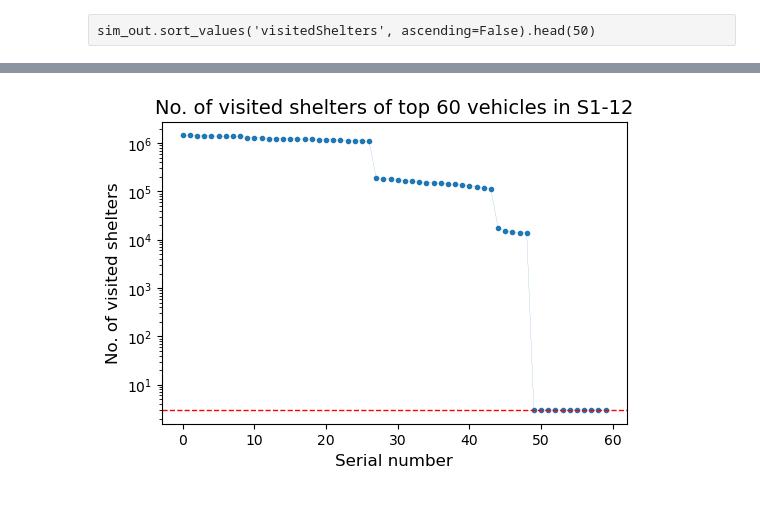
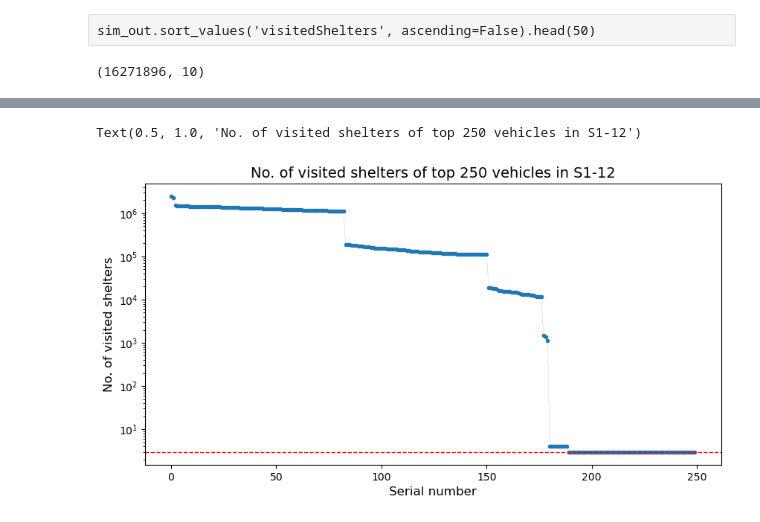
Before and after one commit to umnilab/A_RESCUE, a Jupyter notebook: Repast_ParaRoute_PartOpt/EvacSim/data/Demand process.ipynb, the cells around one changed output, grey strips where cells are left out. Cells and saved outputs as stored; diff of their text form; code cells hidden in the pictures.

```diff
--- a/Repast_ParaRoute_PartOpt/EvacSim/data/Demand process.ipynb
+++ b/Repast_ParaRoute_PartOpt/EvacSim/data/Demand process.ipynb
@@ -471,7 +479,7 @@ Wall time: 5.22 s
 %%time
 sim_out = (pd.concat(
     [pd.read_csv(f, usecols=range(8))
-     .assign(scenario=int(f.split('/')[-1].split('-')[2][1:]))
+     .assign(scenario=int(os.path.basename(f).split('-')[2][1:]))
      for f in glob('../simulation_output/shen-strat2-v1/logger*.csv')])
            .assign(totalDistance = lambda x: x['totalDistance']/1609.34,
                    travelTime = lambda x: (x['endTime'] - x['startTime'])/12000)
@@ -503,13 +510,18 @@ sim_out.describe()
 # %% [raw]
 sim_out.sort_values('visitedShelters', ascending=False).head(50)
+# %%
+sim_out.shape
+# %% [output]
+(16271896, 10)
 # %%
+%%time
 fig = plt.figure(dpi=100)
 (sim_out.sort_values('visitedShelters', ascending=False)
- .head(60).visitedShelters.reset_index(drop=True)
- .plot(lw=0.1, marker='.'))
+ .head(250).visitedShelters.reset_index(drop=True)
+ .plot(lw=0.1, marker='.', figsize=(10, 5)))
 plt.yscale('log')
 plt.axhline(3, color='red', ls='--', lw=1)
 plt.ylabel('No. of visited shelters', fontsize=12)
 plt.xlabel('Serial number', fontsize=12)
-plt.title('No. of visited shelters of top 60 vehicles in S1-12', fontsize=14);
+plt.title('No. of visited shelters of top 250 vehicles in S1-12', fontsize=14);
 # %% [output]
@@ -516,3 +529,4 @@ plt.title('No. of visited shelters of top 60 vehicles in S1-12', fontsize=14);
+Text(0.5, 1.0, 'No. of visited shelters of top 250 vehicles in S1-12')
-[figure, old version]
+[figure, new version]
 # %%
 def compare_scenario_performance(data, yvar, ylabel, outliers=True):
```
Also changed, not shown: parts of 24 cells of this notebook, 1 other file.
